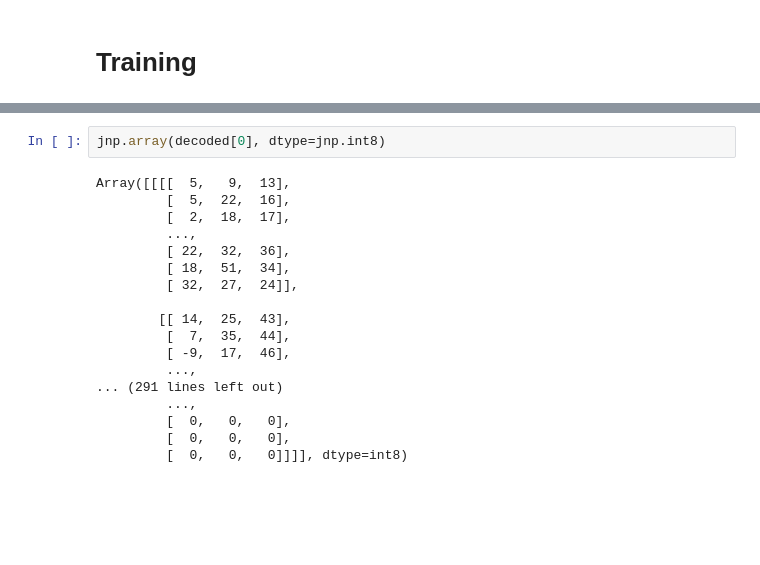
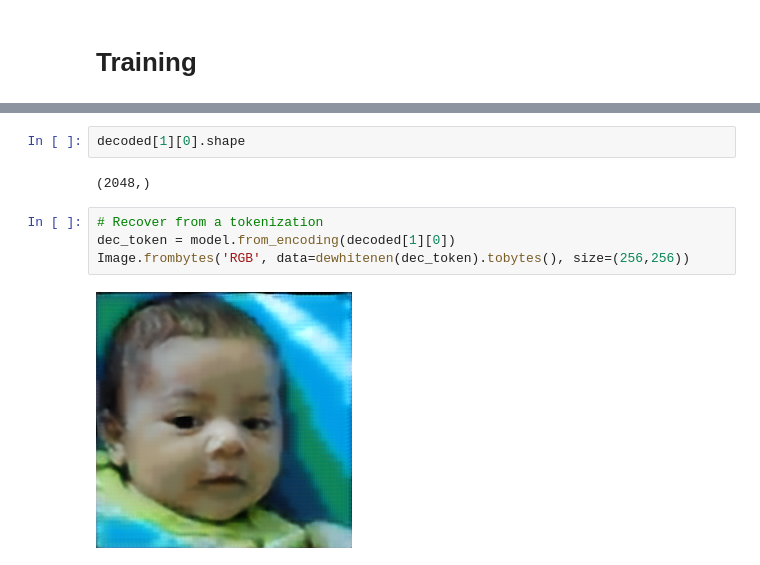
Before and after one commit to MaxGubin/video_encoders, a Jupyter notebook: vqvae.ipynb, the cells around one changed output, grey strips where cells are left out. Drawn from its saved outputs; the diff is of its cells as text; blank space fills up the shorter version.

```diff
--- a/vqvae.ipynb
+++ b/vqvae.ipynb
@@ -319,20 +298,10 @@ Array([[[[  0,   0,   0],
 # %%
-jnp.array(decoded[0], dtype=jnp.int8)
+decoded[1][0].shape
 # %% [output]
-Array([[[[  5,   9,  13],
-         [  5,  22,  16],
-         [  2,  18,  17],
-         ...,
-         [ 22,  32,  36],
-         [ 18,  51,  34],
-         [ 32,  27,  24]],
-
-        [[ 14,  25,  43],
-         [  7,  35,  44],
-         [ -9,  17,  46],
-         ...,
-... (291 lines left out)
-         ...,
-         [  0,   0,   0],
-         [  0,   0,   0],
-         [  0,   0,   0]]]], dtype=int8)
+(2048,)
+# %%
+# Recover from a tokenization
+dec_token = model.from_encoding(decoded[1][0])
+Image.frombytes('RGB', data=dewhitenen(dec_token).tobytes(), size=(256,256))
+# %% [output]
+[figure, added]
```
Also changed, not shown: parts of 26 cells of this notebook, 1 other file.
